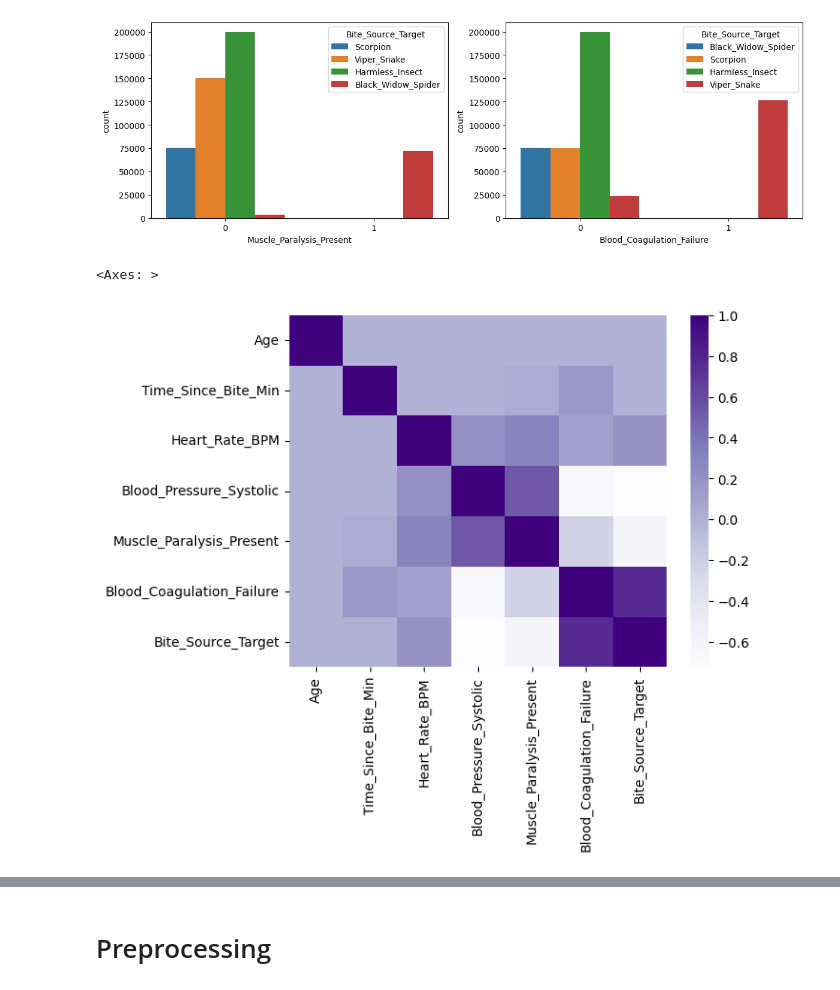
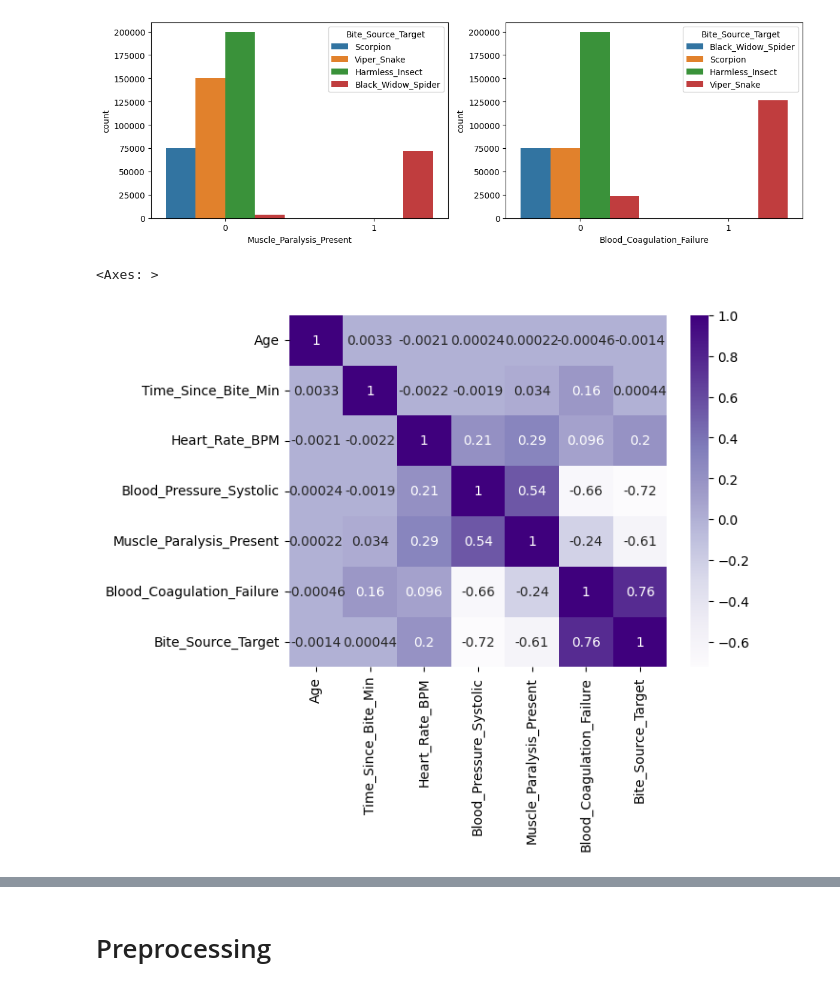
Before and after one commit to arashKhanDeveloper/ML-SVM-Venom-Source-Prediction, a Jupyter notebook: notebook.ipynb, the cells around one changed output, grey strips where cells are left out. Cells and saved outputs as stored; diff of their text form; code cells hidden in the pictures.

```diff
--- a/notebook.ipynb
+++ b/notebook.ipynb
@@ -192,10 +192,10 @@ df_corr = df.copy()
 df_corr[target] = le.fit_transform(df_corr[target])
 # %%
 corr = df_corr.corr(numeric_only=True)
-sns.heatmap(corr, cmap="Purples")
+sns.heatmap(corr, cmap="Purples", annot=True)
 # %% [output]
 <Axes: >
-[figure, old version]
+[figure, new version]
 # %%
 corr
 # %% [output]
```
Also changed, not shown: parts of 14 cells of this notebook, 7 other files.
